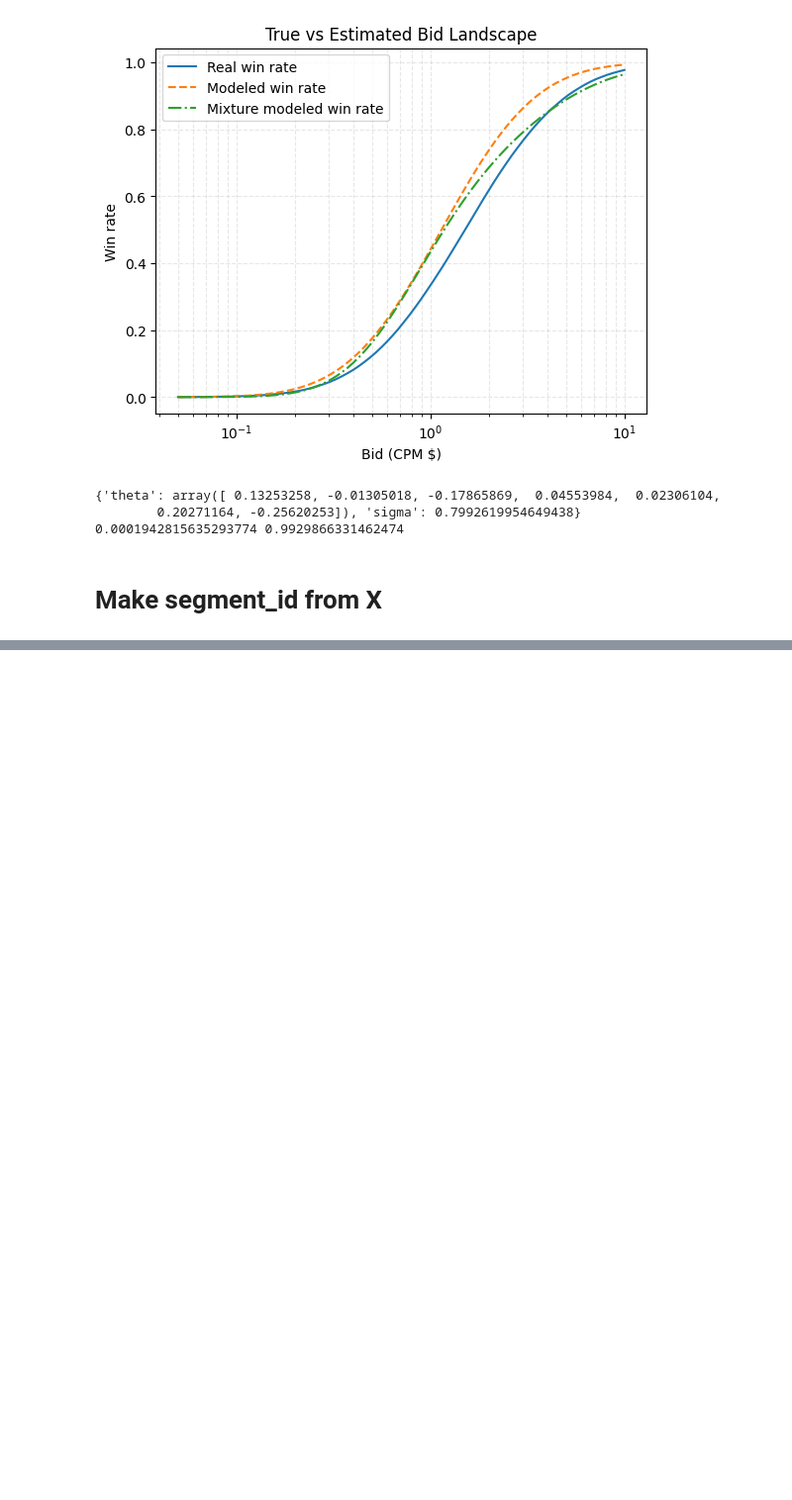
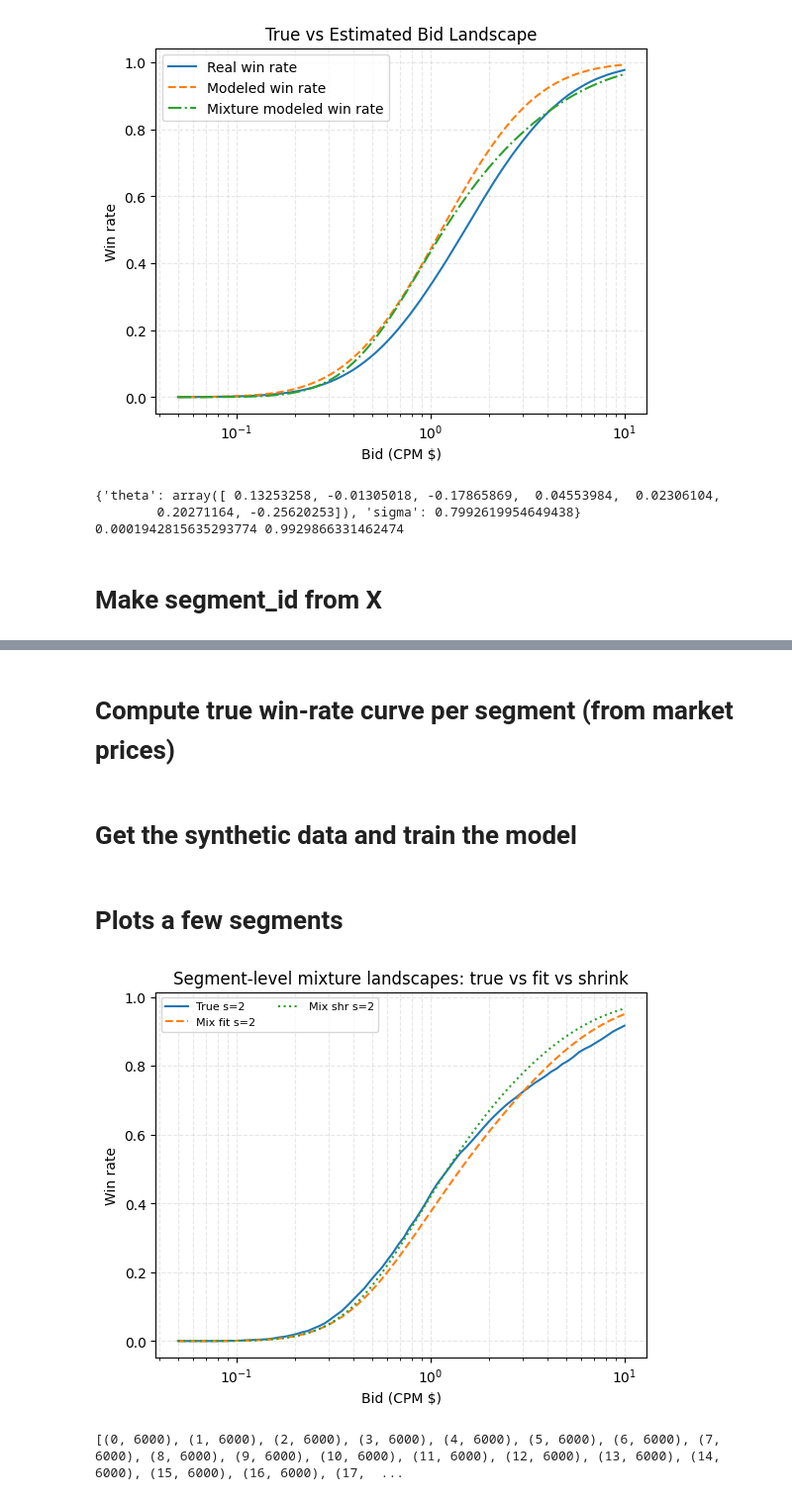
Before and after one commit to xuyang1220/bid-landscape, a Jupyter notebook: notebooks/bid_landsacpe.ipynb, the cells around one changed output, grey strips where cells are left out. Shown at 99% size. Saved outputs shown, nothing was run; the diff lists cells and outputs as text; code cells hidden in the pictures; blank space fills up the shorter version.

Commit message:
Finish HDMI style per segment fitting of bid landscapes.

```diff
--- a/notebooks/bid_landsacpe.ipynb
+++ b/notebooks/bid_landsacpe.ipynb
@@ -749,2 +707,2 @@ def make_seg_id_from_X(X, S=50, seed=0, method="projection"):
 # %%
-seg_id, seg_meta = make_seg_id_from_X(sim["X"], S=50, seed=1, method="projection")
+# seg_id, seg_meta = make_seg_id_from_X(sim["X"], S=50, seed=1, method="projection")
@@ -750,0 +826,16 @@ seg_id, seg_meta = make_seg_id_from_X(sim["X"], S=50, seed=1, method="projection
+# %% [markdown]
+# Compute true win-rate curve per segment (from market prices)
+# %%
+def true_winrate_by_segment(seg_id, market_price_cpm, bids_grid, min_n=2_000):
+    seg_id = np.asarray(seg_id)
+    m = np.asarray(market_price_cpm)
+    out = {}
+    for s in np.unique(seg_id):
+        idx = np.where(seg_id == s)[0]
+        if len(idx) < min_n:
+            continue
+        # win rate at each bid: mean(1[m <= bid])
+        out[int(s)] = (m[idx, None] <= bids_grid[None, :]).mean(axis=0)
+    return out
+# %% [markdown]
+# Get the synthetic data and train the model
@@ -750,0 +868,30 @@ seg_id, seg_meta = make_seg_id_from_X(sim["X"], S=50, seed=1, method="projection
+# %% [markdown]
+# Plots a few segments
+# %%
+import matplotlib.pyplot as plt
+
+# choose a few biggest segments
+sizes = []
+for s in fitS["seg_fit"].keys():
+    sizes.append((s, fitS["seg_fit"][s]["n"]))
+sizes.sort(key=lambda x: -x[1])
+to_plot = [s for s,_ in sizes[23:24]]
+
+plt.figure()
+for s in to_plot:
+    plt.semilogx(bids, wr_true_seg[s], label=f"True s={s}")
+    plt.semilogx(bids, fitS["seg_wr"][s], linestyle="--", label=f"Mix fit s={s}")
+    plt.semilogx(bids, fitS["seg_wr_shr"][s], linestyle=":", label=f"Mix shr s={s}")
+
+plt.xlabel("Bid (CPM $)")
+plt.ylabel("Win rate")
+plt.title("Segment-level mixture landscapes: true vs fit vs shrink")
+plt.legend(ncol=2, fontsize=8)
+plt.grid(True, which="both", ls="--", alpha=0.3)
+plt.show()
+# %% [output]
+[figure, added]
+# %%
+print(sizes)
+# %% [output]
+[(0, 6000), (1, 6000), (2, 6000), (3, 6000), (4, 6000), (5, 6000), (6, 6000), (7, 6000), (8, 6000), (9, 6000), (10, 6000), (11, 6000), (12, 6000), (13, 6000), (14, 6000), (15, 6000), (16, 6000), (17,  ...
```
Also changed, not shown: parts of 12 cells of this notebook.
